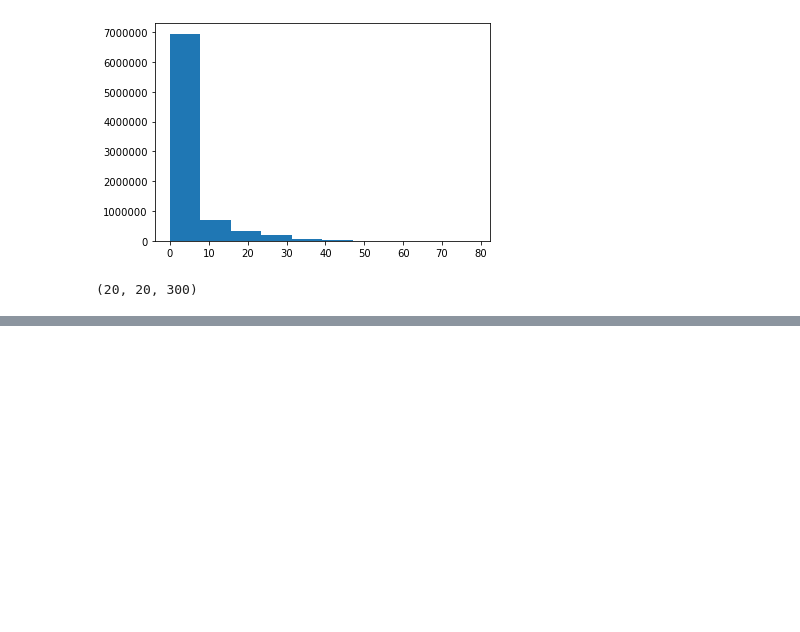
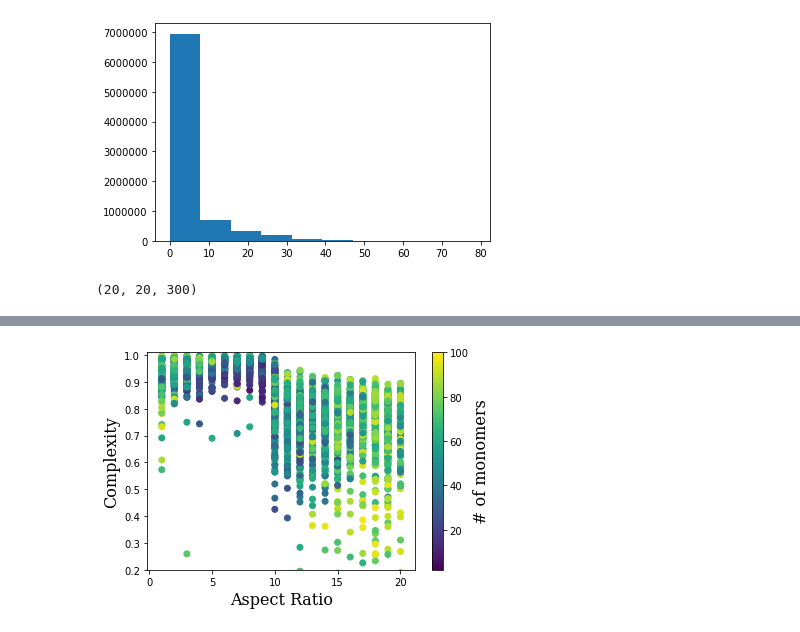
Before and after one commit to vprzybylo/IPAS, a Jupyter notebook: Manipulate_DF.ipynb, the cells around one changed output, grey strips where cells are left out. Drawn from its saved outputs; the diff is of its cells as text; code cells hidden in the pictures; blank space fills up the shorter version.

```diff
--- a/Manipulate_DF.ipynb
+++ b/Manipulate_DF.ipynb
@@ -305,0 +405,14 @@ i =  19
+# %%
+cm = plt.cm.get_cmap('viridis')
+r=19
+for n in range(300):
+    plt.scatter(np.linspace(1,20,20), cplxs_flat[:,r,n], \
+                c=(cluster1_ncrystals_flat[:,r,n]+cluster2_ncrystals_flat[:,r,n]), \
+                cmap=cm, vmin=2, vmax=100)
+plt.ylim(0.2, 1.01)
+plt.xlabel('Aspect Ratio', fontsize=16, family='serif');
+plt.ylabel('Complexity', fontsize=16, family='serif');
+cbar = plt.colorbar()
+cbar.ax.set_ylabel('# of monomers', fontsize=16, family='serif');
+# %% [output]
+[figure, added]
```
Also changed, not shown: parts of 19 cells of this notebook, 6 other files.
